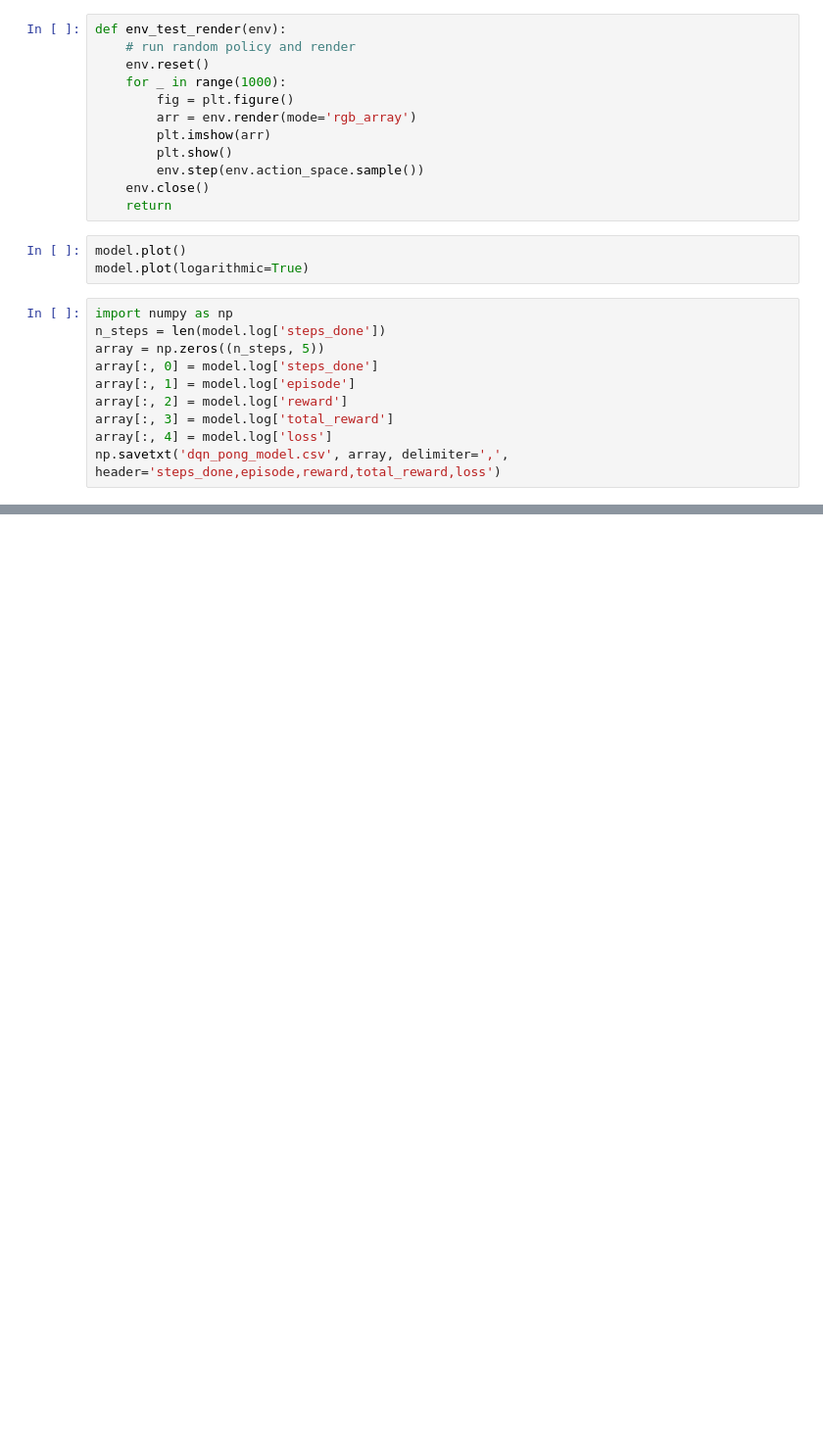
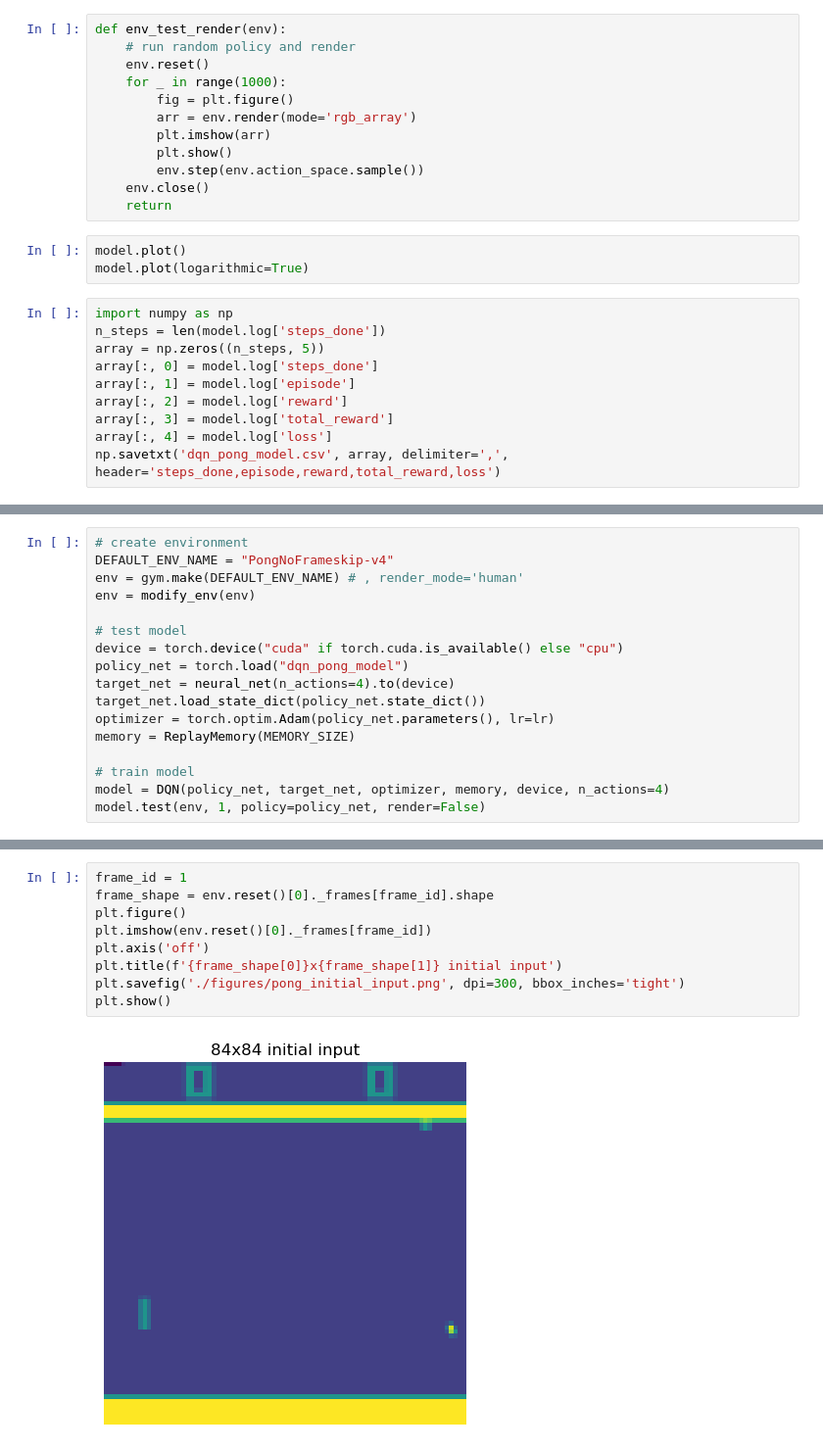
Before and after one commit to rahil-makadia/dqn-atari, a Jupyter notebook: main.ipynb, the cells around one changed output, grey strips where cells are left out. Shown at 98% size. Drawn from its saved outputs; the diff is of its cells as text; blank space fills up the shorter version.

```diff
--- a/main.ipynb
+++ b/main.ipynb
@@ -69,0 +127,17 @@ np.savetxt('dqn_pong_model.csv', array, delimiter=',', header='steps_done,episod
+# %%
+# create environment
+DEFAULT_ENV_NAME = "PongNoFrameskip-v4"
+env = gym.make(DEFAULT_ENV_NAME) # , render_mode='human'
+env = modify_env(env)
+
+# test model
+device = torch.device("cuda" if torch.cuda.is_available() else "cpu")
+policy_net = torch.load("dqn_pong_model")
+target_net = neural_net(n_actions=4).to(device)
+target_net.load_state_dict(policy_net.state_dict())
+optimizer = torch.optim.Adam(policy_net.parameters(), lr=lr)
+memory = ReplayMemory(MEMORY_SIZE)
+
+# train model
+model = DQN(policy_net, target_net, optimizer, memory, device, n_actions=4)
+model.test(env, 1, policy=policy_net, render=False)
@@ -69,0 +209,11 @@ np.savetxt('dqn_pong_model.csv', array, delimiter=',', header='steps_done,episod
+# %%
+frame_id = 1
+frame_shape = env.reset()[0]._frames[frame_id].shape
+plt.figure()
+plt.imshow(env.reset()[0]._frames[frame_id])
+plt.axis('off')
+plt.title(f'{frame_shape[0]}x{frame_shape[1]} initial input')
+plt.savefig('./figures/pong_initial_input.png', dpi=300, bbox_inches='tight')
+plt.show()
+# %% [output]
+[figure, added]
```
Also changed, not shown: parts of 16 cells of this notebook, 15 other files.
